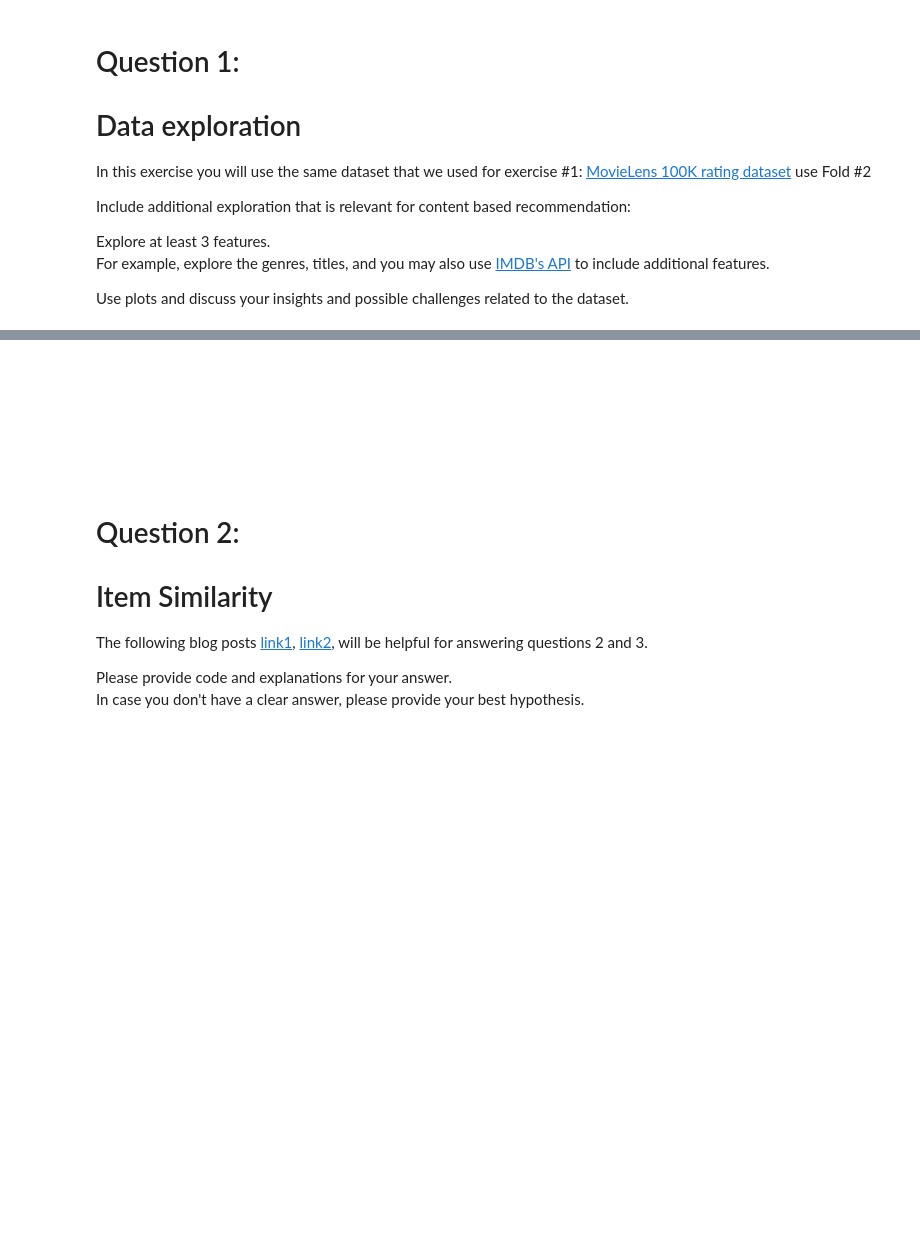
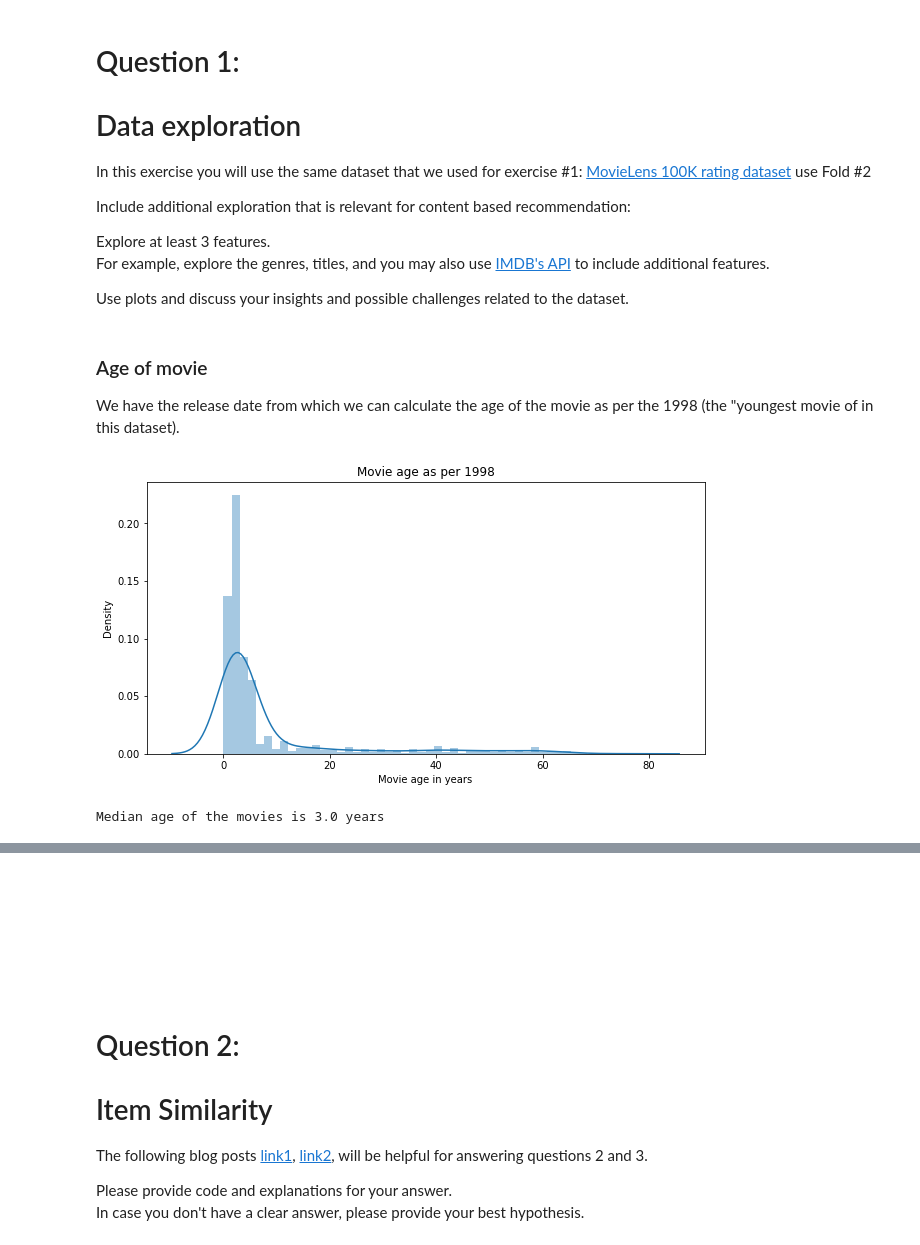
Before and after one commit to tsalex1992/Recommendation-Systems, a Jupyter notebook: HW2/Assignment2.ipynb, the cells around one changed output, grey strips where cells are left out. Drawn from its saved outputs; the diff is of its cells as text; code cells hidden in the pictures; blank space fills up the shorter version.

```diff
--- a/HW2/Assignment2.ipynb
+++ b/HW2/Assignment2.ipynb
@@ -101,3 +104,37 @@ Explore at least 3 features.
 For example, explore the genres, titles, and you may also use [IMDB's API](https://developer.imdb.com/documentation/api-documentation/) to include additional features.
 
 Use plots and discuss your insights and possible challenges related to the dataset.
+# %%
+data_dir= '..\HW1\ml-100k\\'
+cols_data = ['user_id','item_id','rating','timestamp']
+cols_user = ['user_id','age','gender','occupation','zip code']
+cols_item = ['movie id','movie_title','release_date','video_release_date','IMDb_URL','unknown','Action','Adventure','Animation',
+             'Childrens','Comedy','Crime','Documentary','Drama','Fantasy','Film_Noir','Horror','Musical','Mystery','Romance',
+             'Sci_Fi','Thriller','War','Western']
+df_users = pd.read_csv(data_dir + 'u.user',delimiter='|', header=None,names=cols_user)
+df_items = pd.read_csv(data_dir + 'u.item',delimiter='|', header=None,names=cols_item,encoding="ISO-8859-1")
+df_ratings = pd.read_csv(data_dir + 'u.data',delimiter='\t', header=None,names=cols_data)
+ratings = df_ratings.pivot(index = 'user_id', columns ='item_id', values = 'rating').fillna(0)
+df_actors= pd.read_csv('actorfilms.csv')
+# %% [markdown]
+### Age of movie
+We have the release date from which we can calculate the age of the movie as per the 1998 (the "youngest movie of in this dataset).
+# %%
+#  detail movies by year of release
+df_items['release_date'].fillna('0000', inplace=True)
+df_items['ReleaseYear'] = df_items['release_date'].str[-4:].astype(int)
+# get max year
+max_year = df_items['ReleaseYear'].max()
+df_items['MovieAge'] = max_year - df_items['ReleaseYear'].astype(int)
+# plot average movie rating histogram
+plt.figure(figsize=(10,5))
+sns.distplot(df_items[df_items['MovieAge']< 100]['MovieAge'],kde=True, bins=50)
+plt.title(f'Movie age as per {max_year}')
+plt.xlabel('Movie age in years')
+plt.show()
+# find median movie age
+median_age = df_items['MovieAge'].median()
+print(f'Median age of the movies is {median_age} years')
+# %% [output]
+[figure, added]
+Median age of the movies is 3.0 years
```
Also changed, not shown: parts of 11 cells of this notebook, 3 other files.
